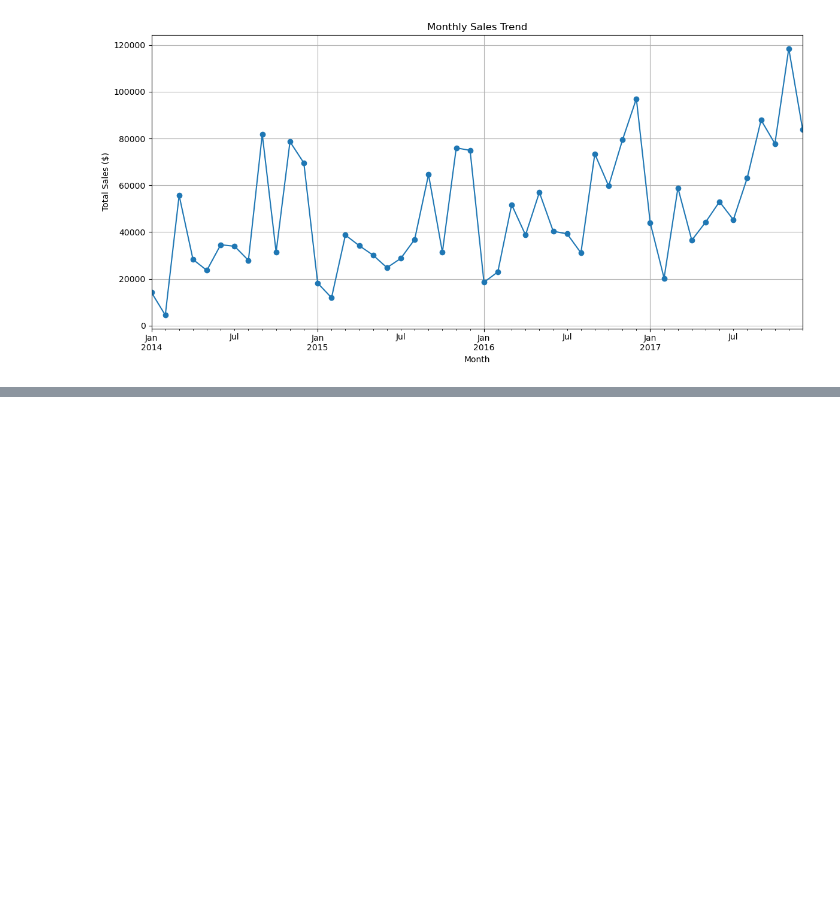
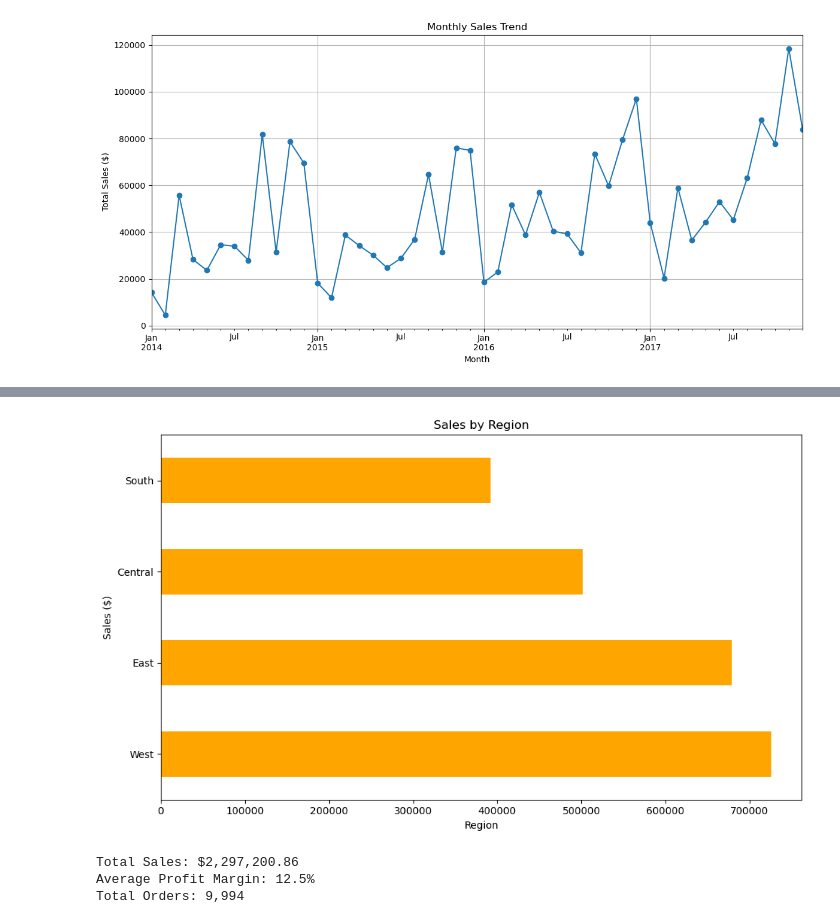
Before and after one commit to ryantaldino/superstore_analysis, a Jupyter notebook: latihan deepseek 1.ipynb, the cells around one changed output, grey strips where cells are left out. Drawn from its saved outputs; the diff is of its cells as text; code cells hidden in the pictures; blank space fills up the shorter version.

```diff
--- a/latihan deepseek 1.ipynb
+++ b/latihan deepseek 1.ipynb
@@ -153,0 +182,24 @@ plt.show()
+# %%
+#sales by region
+region_sales = df.groupby('region')['sales'].sum().sort_values(ascending=False)
+plt.figure(figsize=(10, 6))
+region_sales.plot(kind='barh', color='orange')
+plt.title('Sales by Region')
+plt.xlabel('Region')
+plt.ylabel('Sales ($)')
+plt.tight_layout()
+plt.show()
+# %% [output]
+[figure, added]
+# %%
+# Calculate key metrics
+total_sales = df['sales'].sum()
+avg_profit_margin = (df['profit'].sum() / df['sales'].sum()) * 100
+
+print(f"Total Sales: ${total_sales:,.2f}")
+print(f"Average Profit Margin: {avg_profit_margin:.1f}%")
+print(f"Total Orders: {len(df):,}")
+# %% [output]
+Total Sales: $2,297,200.86
+Average Profit Margin: 12.5%
+Total Orders: 9,994
```
Also changed, not shown: parts of 2 cells of this notebook, 1 other file.
